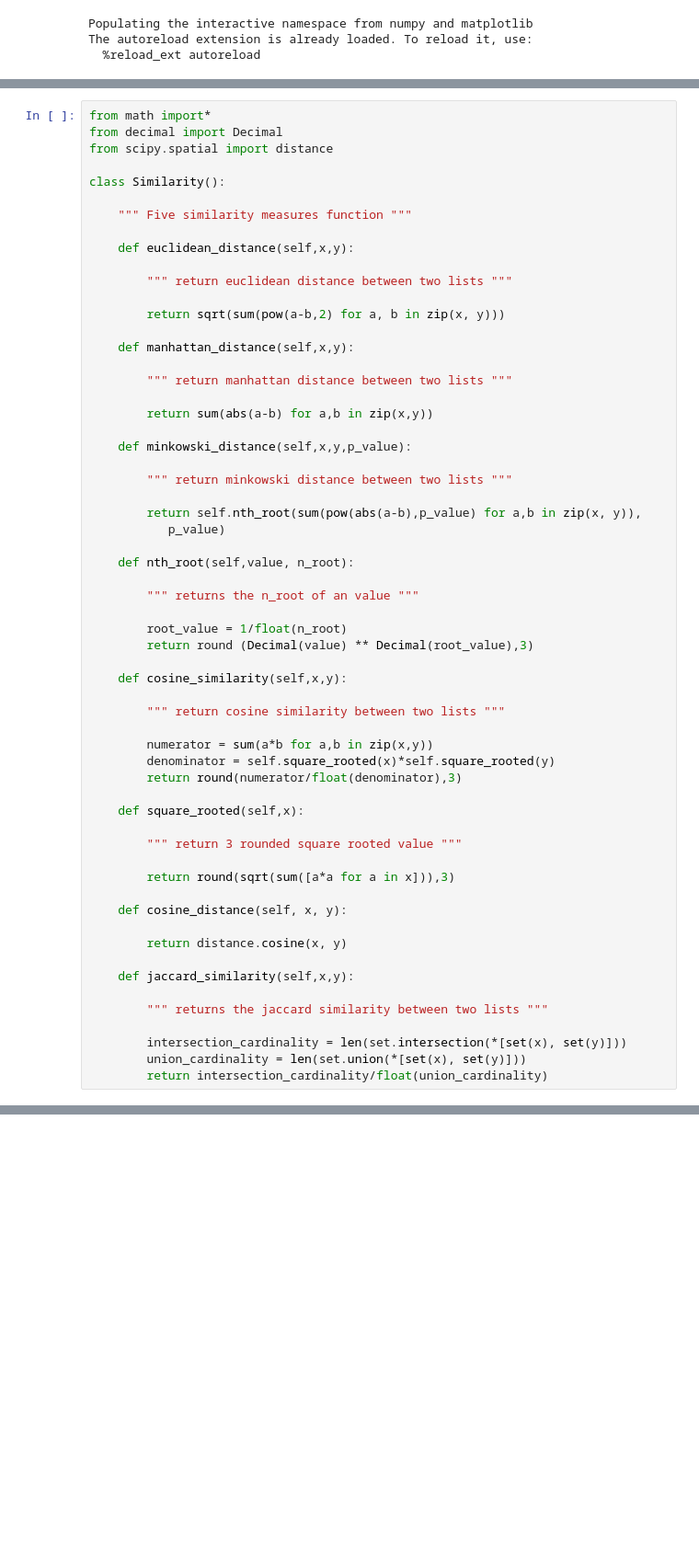
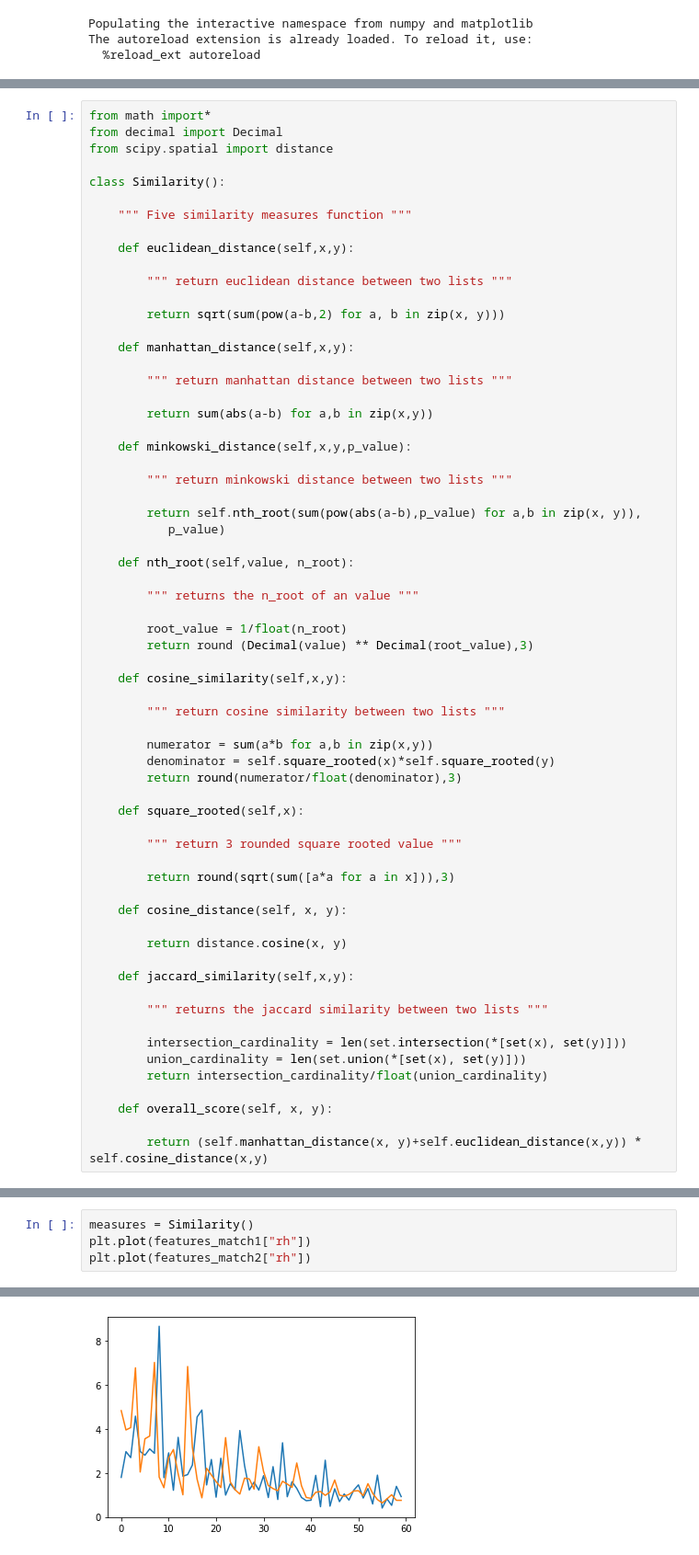
Before and after one commit to alexeitl/rp_extract, a Jupyter notebook: attempt_rythm_histogram.ipynb, the cells around one changed output, grey strips where cells are left out. Shown at 92% size. Cells and saved outputs as stored; diff of their text form; blank space fills up the shorter version.

```diff
--- a/attempt_rythm_histogram.ipynb
+++ b/attempt_rythm_histogram.ipynb
@@ -165,3 +157,7 @@ class Similarity():
         intersection_cardinality = len(set.intersection(*[set(x), set(y)]))
         union_cardinality = len(set.union(*[set(x), set(y)]))
         return intersection_cardinality/float(union_cardinality)
+
+    def overall_score(self, x, y):
+
+        return (self.manhattan_distance(x, y)+self.euclidean_distance(x,y)) * self.cosine_distance(x,y)
@@ -169,0 +164,5 @@ measures = Similarity()
+# %%
+measures = Similarity()
+plt.plot(features_match1["rh"])
+plt.plot(features_match2["rh"])
+# %% [output]
@@ -170,3 +170,4 @@ measures = Similarity()
+[figure, added]
 # %%
 print(measures.euclidean_distance(features_match1["rh"], features_match2["rh"]))
 print(measures.euclidean_distance(features_nichtmatch1["rh"], features_nichtmatch2["rh"]))
```
Also changed, not shown: parts of 15 cells of this notebook, 1 other file.
